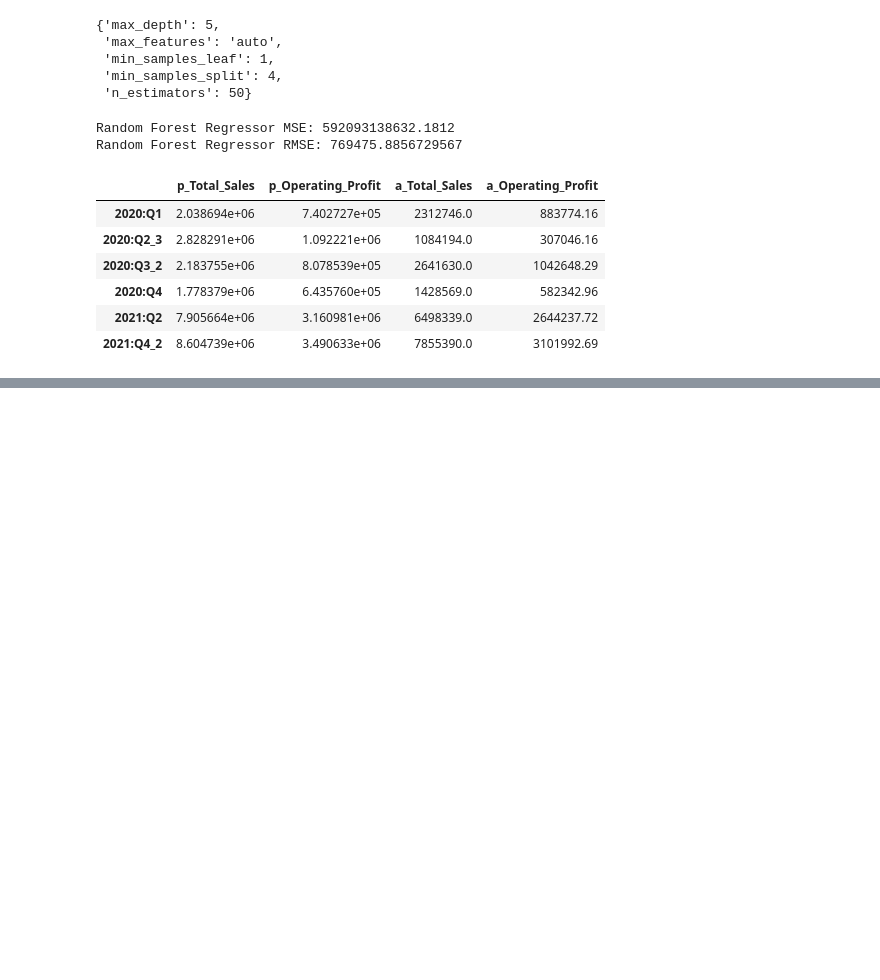
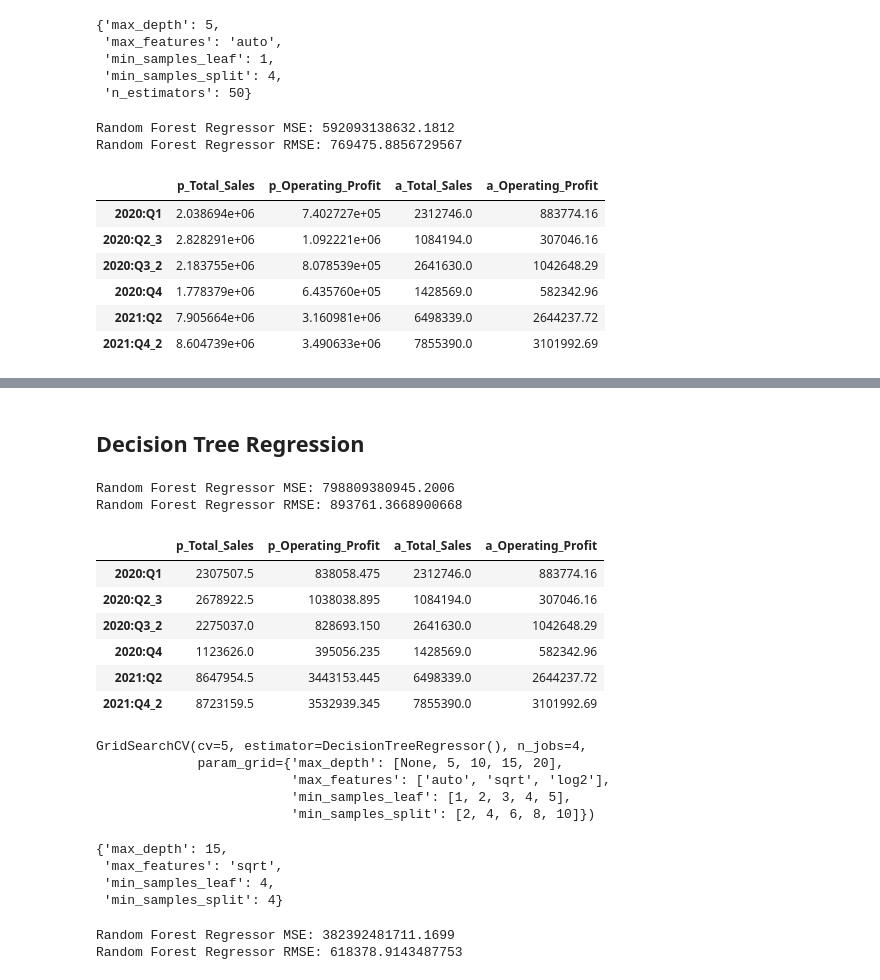
Before and after one commit to MitchellGleason/Final-Project, a Jupyter notebook: Machine Leanring Notebooks/multi_linear_reg_ML.ipynb, the cells around one changed output, grey strips where cells are left out. Cells and saved outputs as stored; diff of their text form; code cells hidden in the pictures; blank space fills up the shorter version.

```diff
--- a/Machine Leanring Notebooks/multi_linear_reg_ML.ipynb
+++ b/Machine Leanring Notebooks/multi_linear_reg_ML.ipynb
@@ -543,0 +553,9 @@ px.line(monthly_merged_df, x=monthly_merged_df.index, y=['Total Sales', 'Operati
+# %%
+#Create model
+svr_quarterly_model = SVR(kernel='rbf', C=100, gamma=0.1, epsilon=.1)
+# %%
+#Fit model to training data
+svr_quarterly_model.fit(X_train, y_train.drop('Operating Profit', axis=1).values.ravel())
+
+#Make predictions using the testing data
+svr_quarterly_model_predictions = svr_quarterly_model.predict(X_test)
@@ -543,0 +581,35 @@ px.line(monthly_merged_df, x=monthly_merged_df.index, y=['Total Sales', 'Operati
+# %% [markdown]
+## Decision Tree Regression
+# %%
+#Create model
+dtr_model = DecisionTreeRegressor(max_depth=5, random_state=0)
+# %%
+#Fit model to training data
+dtr_model.fit(X_train, y_train)
+
+#Make predictions using the testing data
+dtr_predictions = dtr_model.predict(X_test)
+# %%
+#Accuracy of the model
+dtr_mse = mean_squared_error(y_test, dtr_predictions)
+dtr_rmse = dtr_mse**.5
+
+print(f'Random Forest Regressor MSE: {dtr_mse}')
+print(f'Random Forest Regressor RMSE: {dtr_rmse}')
+# %% [output]
+Random Forest Regressor MSE: 798809380945.2006
+Random Forest Regressor RMSE: 893761.3668900668
+# %%
+#Create a dataframe of the predictions
+dtr_predictions_df = pd.DataFrame(dtr_predictions, columns=['p_Total_Sales', 'p_Operating_Profit'], index=y_test.index)
+dtr_predictions_df['a_Total_Sales'], dtr_predictions_df['a_Operating_Profit'] = y_test['Total Sales'], y_test['Operating Profit']
+dtr_predictions_df = dtr_predictions_df.sort_index()
+dtr_predictions_df
+# %% [output]
+|  | p_Total_Sales | p_Operating_Profit | a_Total_Sales | a_Operating_Profit |
+| 2020:Q1 | 2307507.5 | 838058.475 | 2312746.0 | 883774.16 |
+| 2020:Q2_3 | 2678922.5 | 1038038.895 | 1084194.0 | 307046.16 |
+| 2020:Q3_2 | 2275037.0 | 828693.150 | 2641630.0 | 1042648.29 |
+| 2020:Q4 | 1123626.0 | 395056.235 | 1428569.0 | 582342.96 |
+| 2021:Q2 | 8647954.5 | 3443153.445 | 6498339.0 | 2644237.72 |
+| 2021:Q4_2 | 8723159.5 | 3532939.345 | 7855390.0 | 3101992.69 |
@@ -543,0 +619,22 @@ px.line(monthly_merged_df, x=monthly_merged_df.index, y=['Total Sales', 'Operati
+# %%
+#Find optimal parameters using GridSearchCV
+dtr_grid = {'max_depth': [None, 5, 10, 15, 20],
+            'min_samples_split': [2, 4, 6, 8, 10],
+            'min_samples_leaf': [1, 2, 3, 4, 5],
+            'max_features': ['auto', 'sqrt', 'log2']}
+
+dtr_CV = GridSearchCV(estimator=DecisionTreeRegressor(), param_grid=dtr_grid, cv=5, n_jobs=4)
+dtr_CV.fit(X_train, y_train)
+# %% [output]
+GridSearchCV(cv=5, estimator=DecisionTreeRegressor(), n_jobs=4,
+             param_grid={'max_depth': [None, 5, 10, 15, 20],
+                         'max_features': ['auto', 'sqrt', 'log2'],
+                         'min_samples_leaf': [1, 2, 3, 4, 5],
+                         'min_samples_split': [2, 4, 6, 8, 10]})
+# %%
+dtr_CV.best_params_
+# %% [output]
+{'max_depth': 15,
+ 'max_features': 'sqrt',
+ 'min_samples_leaf': 4,
+ 'min_samples_split': 4}
@@ -543,0 +650,10 @@ px.line(monthly_merged_df, x=monthly_merged_df.index, y=['Total Sales', 'Operati
+# %%
+#Accuracy of the model
+opt_dtr_mse = mean_squared_error(y_test, opt_dtr_predictions)
+opt_dtr_rmse = opt_dtr_mse**.5
+
+print(f'Random Forest Regressor MSE: {opt_dtr_mse}')
+print(f'Random Forest Regressor RMSE: {opt_dtr_rmse}')
+# %% [output]
+Random Forest Regressor MSE: 382392481711.1699
+Random Forest Regressor RMSE: 618378.9143487753
```
Also changed, not shown: parts of 13 cells of this notebook.
